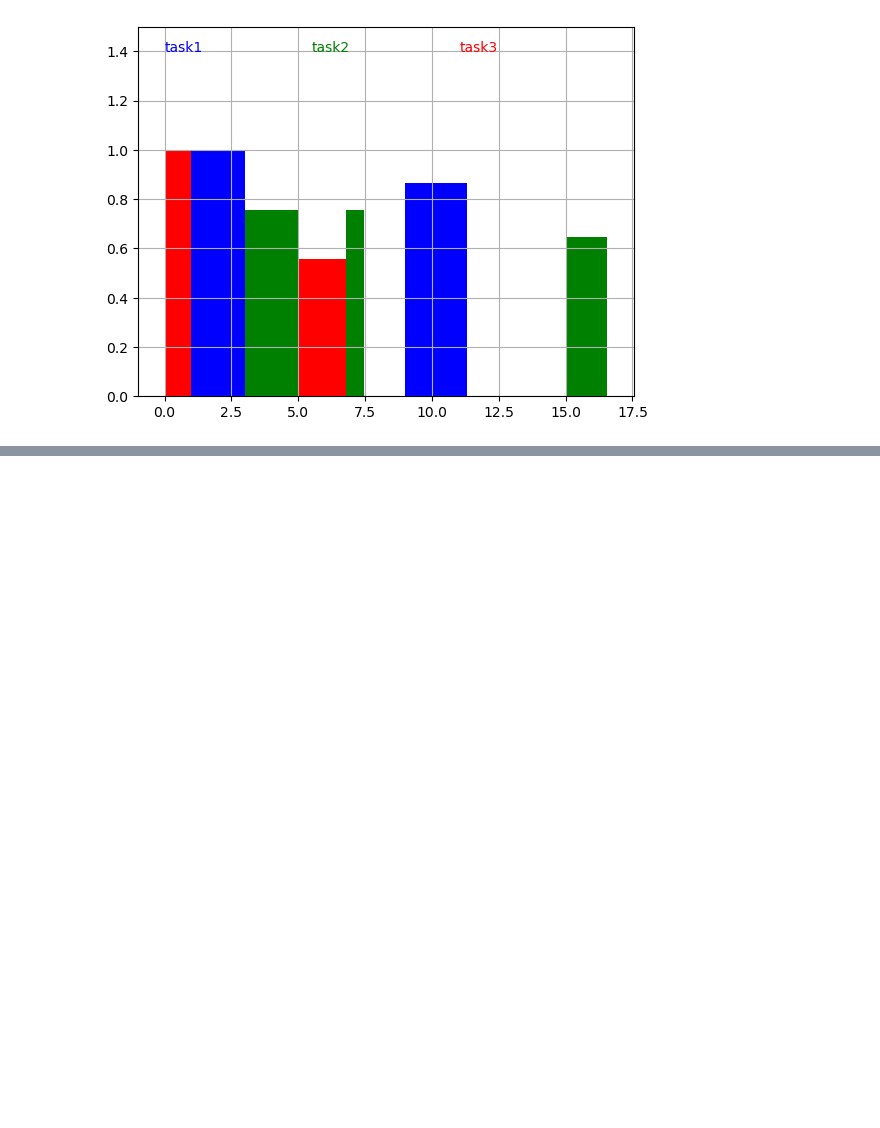
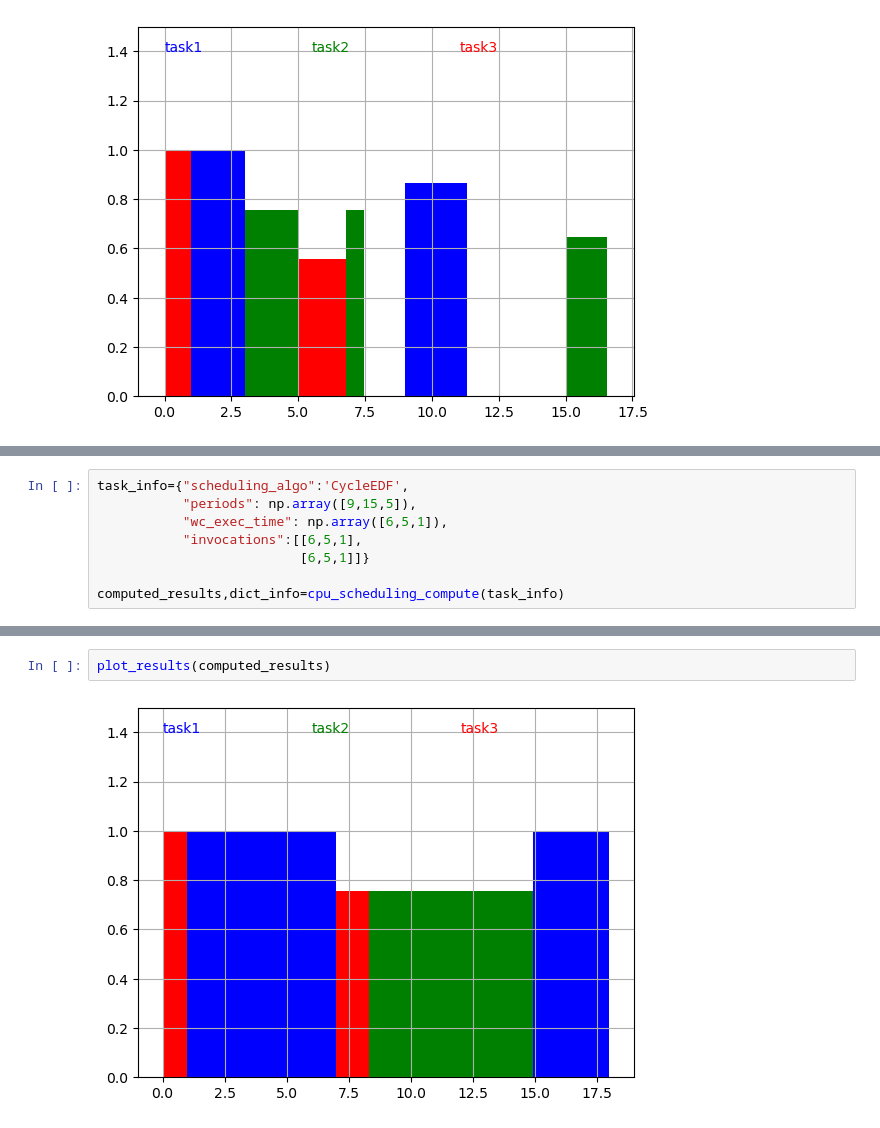
Before and after one commit to AbdulRahmanSilmy/CPUShedulingSim, a Jupyter notebook: compute_demo.ipynb, the cells around one changed output, grey strips where cells are left out. Saved outputs shown, nothing was run; the diff lists cells and outputs as text; blank space fills up the shorter version.

```diff
--- a/compute_demo.ipynb
+++ b/compute_demo.ipynb
@@ -273,0 +288,8 @@ plot_results(computed_results)
+# %%
+task_info={"scheduling_algo":'CycleEDF',
+           "periods": np.array([9,15,5]),
+           "wc_exec_time": np.array([6,5,1]),
+           "invocations":[[6,5,1],
+                          [6,5,1]]}
+
+computed_results,dict_info=cpu_scheduling_compute(task_info)
@@ -273,0 +310,4 @@ plot_results(computed_results)
+# %%
+plot_results(computed_results)
+# %% [output]
+[figure, added]
```
Also changed, not shown: parts of 12 cells of this notebook, 1 other file.
